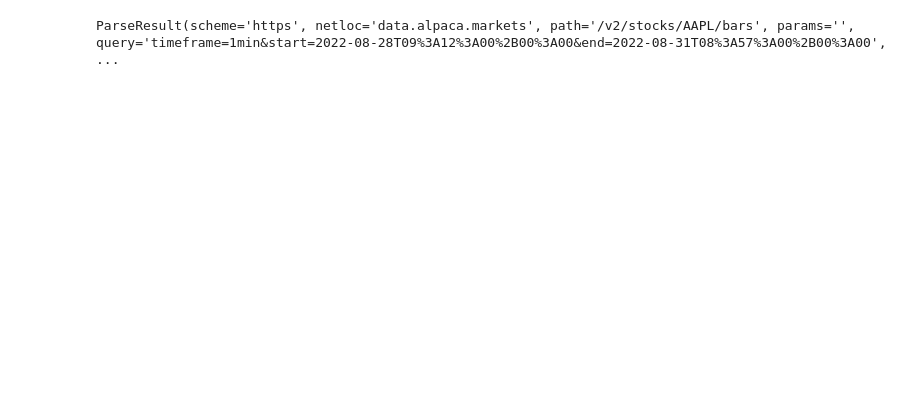
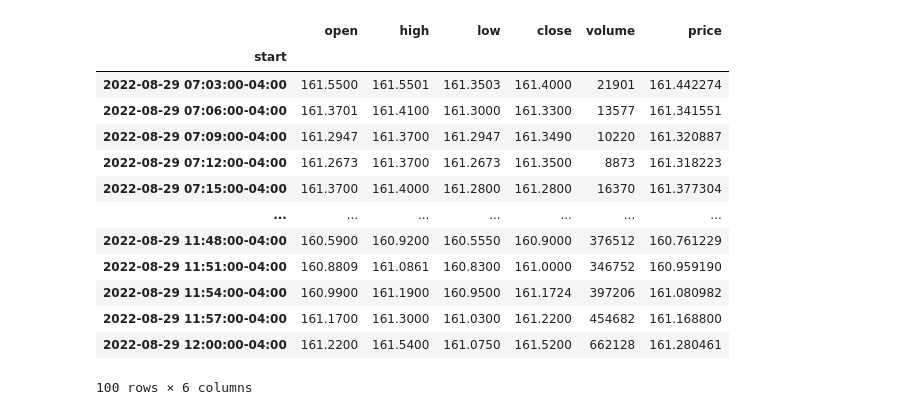
Before and after one commit to dfonnegra/quantrion, a Jupyter notebook: notebooks/bollinger_strategy.ipynb, the cells around one changed output. Saved outputs shown, nothing was run; the diff lists cells and outputs as text; code cells hidden in the pictures; blank space fills up the shorter version.

```diff
--- a/notebooks/bollinger_strategy.ipynb
+++ b/notebooks/bollinger_strategy.ipynb
@@ -21,4 +21,5 @@ start = mdt.now() - timedelta(days=3)
 df = await ticker.bars.get(start, freq="3min")
 b_sma = await ticker.bars.get_sma(start, freq="3min", n=200)
 lower, sma, upper = await ticker.bars.get_bollinger_bands(start, freq="3min")
+df.iloc[100:200]
 # %% [output]
@@ -27,11 +38,17 @@ For more information check: https://httpstatuses.com/422
+|  | open | high | low | close | volume | price |
+| start |  |  |  |  |  |  |
+| 2022-08-29 07:03:00-04:00 | 161.5500 | 161.5501 | 161.3503 | 161.4000 | 21901 | 161.442274 |
+| 2022-08-29 07:06:00-04:00 | 161.3701 | 161.4100 | 161.3000 | 161.3300 | 13577 | 161.341551 |
+| 2022-08-29 07:09:00-04:00 | 161.2947 | 161.3700 | 161.2947 | 161.3490 | 10220 | 161.320887 |
+| 2022-08-29 07:12:00-04:00 | 161.2673 | 161.3700 | 161.2673 | 161.3500 | 8873 | 161.318223 |
+| 2022-08-29 07:15:00-04:00 | 161.3700 | 161.4000 | 161.2800 | 161.2800 | 16370 | 161.377304 |
+| ... | ... | ... | ... | ... | ... | ... |
+| 2022-08-29 11:48:00-04:00 | 160.5900 | 160.9200 | 160.5550 | 160.9000 | 376512 | 160.761229 |
+| 2022-08-29 11:51:00-04:00 | 160.8809 | 161.0861 | 160.8300 | 161.0000 | 346752 | 160.959190 |
+| 2022-08-29 11:54:00-04:00 | 160.9900 | 161.1900 | 160.9500 | 161.1724 | 397206 | 161.080982 |
+| 2022-08-29 11:57:00-04:00 | 161.1700 | 161.3000 | 161.0300 | 161.2200 | 454682 | 161.168800 |
+| 2022-08-29 12:00:00-04:00 | 161.2200 | 161.5400 | 161.0750 | 161.5200 | 662128 | 161.280461 |
+100 rows × 6 columns
-# %%
-from urllib.parse import urlparse
-
-urlparse(
-    "https://data.alpaca.markets/v2/stocks/AAPL/bars?timeframe=1min&start=2022-08-28T09%3A12%3A00%2B00%3A00&end=2022-08-31T08%3A57%3A00%2B00%3A00",
-)
-# %% [output]
-ParseResult(scheme='https', netloc='data.alpaca.markets', path='/v2/stocks/AAPL/bars', params='', query='timeframe=1min&start=2022-08-28T09%3A12%3A00%2B00%3A00&end=2022-08-31T08%3A57%3A00%2B00%3A00',  ...
 # %%
 # 161.202512
 # b_sma, bands
```
Also changed, not shown: parts of 3 cells of this notebook, 4 other files.
